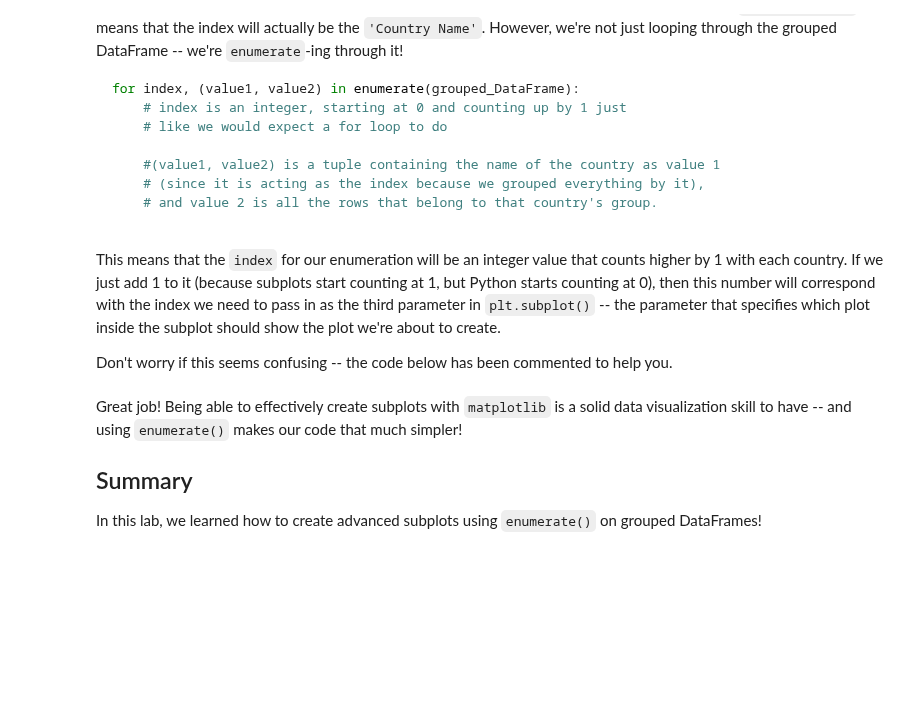
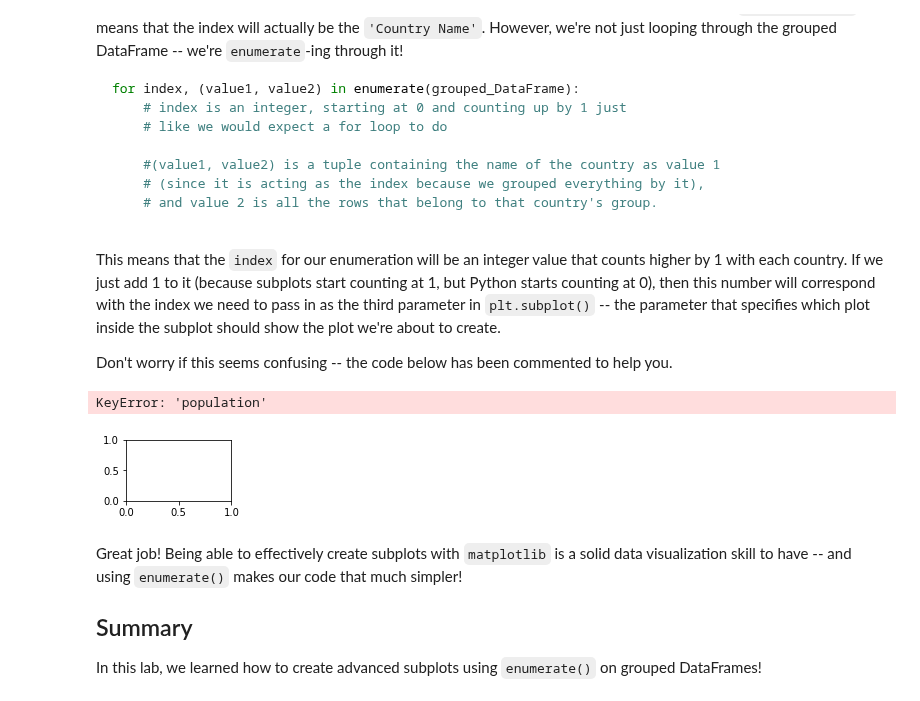
Before and after one commit to CaryMosley/dsc-subplots-and-enumeration-lab-nyc-ds-021720, a Jupyter notebook: index.ipynb, the cells around one changed output. Saved outputs shown, nothing was run; the diff lists cells and outputs as text; code cells hidden in the pictures; blank space fills up the shorter version.

```diff
--- a/index.ipynb
+++ b/index.ipynb
@@ -212,25 +212,28 @@ Don't worry if this seems confusing -- the code below has been commented to help
 # %%
 # Group the DataFrame by Country Name (this line has been provided for you)
 grouped_df = df.groupby('Country Name')
 
 # pass in figsize=(20,40) and also set the facecolor parameter to 'white'
 plt.figure(figsize=(20,40), facecolor='white')
 
 # Complete the line below so that the first loop variable is the called index,
 # and the second loop variable is the tuple (countryname, population)
 for index, (countryname, population) in enumerate(grouped_df):
 
     # Get the unique subplot where the plot we're creating during this iteration
     # of the loop will live. Our subplot will be 30 rows of 9 plots each
     # Set the third value to be index+1
     ax = plt.subplot(30, 9, index + 1)
 
     # Complete the line to create the plot for this subplot
     # Same visualizations as we created above!
-    population.plot(x ='Year', y =population, ax=ax, legend=False)
+    population.plot(x ='Year', y = 'population', ax=ax, legend=False)
 
     # Set the title of each plot, so we know which country it represents
     ax.set_title(countryname)
+# %% [output]
+KeyError: 'population'
+[figure, added]
 # %% [markdown]
 Great job! Being able to effectively create subplots with `matplotlib` is a solid data visualization skill to have -- and using `enumerate()` makes our code that much simpler!
 
```
